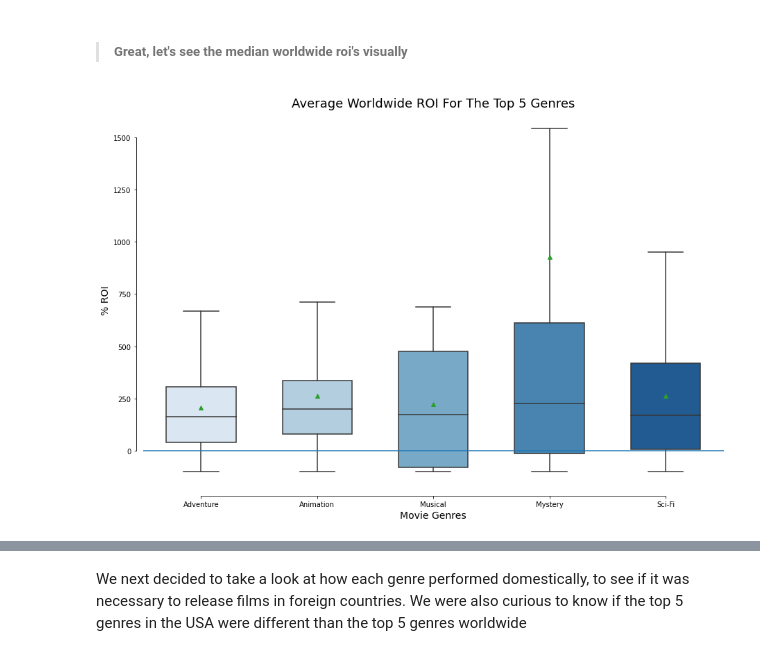
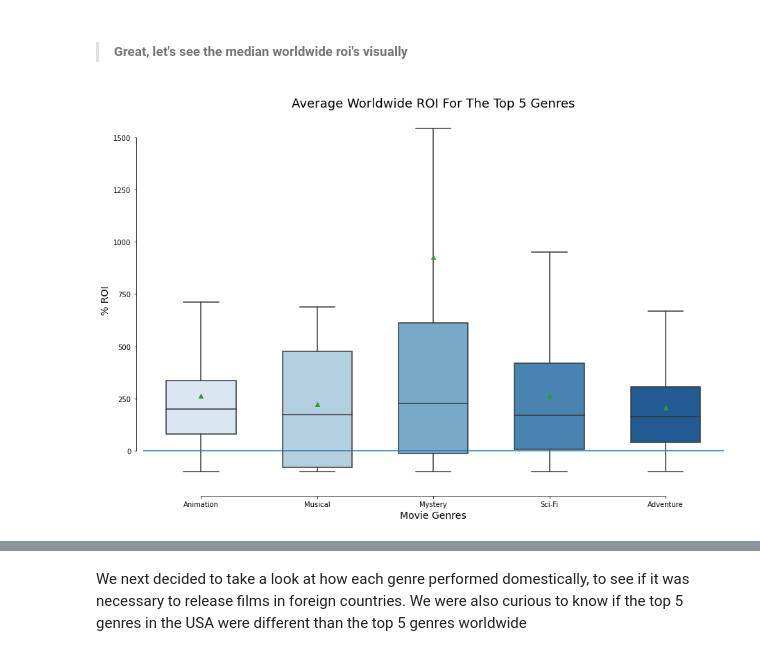
Before and after one commit to sbaltodano/dsc-phase-1-project, a Jupyter notebook: project.ipynb, the cells around one changed output, grey strips where cells are left out. Cells and saved outputs as stored; diff of their text form; code cells hidden in the pictures.

```diff
--- a/project.ipynb
+++ b/project.ipynb
@@ -126,37 +126,33 @@ mystery = genres_exp.loc[genres_exp.genres=='Mystery']
 scifi = genres_exp.loc[genres_exp.genres=='Sci-Fi']
 adventure = genres_exp.loc[genres_exp.genres=='Adventure']
 animation = genres_exp.loc[genres_exp.genres=='Animation']
 
 #create a new dataframe with the top five average roi worldwide
-top_5_ww = adventure.append(animation)
-top_5_ww = top_5_ww.append(musical)
-top_5_ww = top_5_ww.append(mystery)
-top_5_ww = top_5_ww.append(scifi)
-
+top_5_ww = pd.concat([animation, musical, mystery, scifi, adventure])
 
 #create a box plot with all 5 top genres comparing median and mean
 fig_dims = (15, 10)
 fig, ax = plt.subplots(figsize=fig_dims)
 graph = sns.boxplot(
         x=top_5_ww['genres'],
         y=top_5_ww['roi_worldwide'],
         palette='Blues',
         width=0.6,
         showfliers=False,
         showmeans =True
     );
 
 
 plt.ylabel('% ROI', size=14)
 plt.xlabel('Movie Genres', size=14)
 plt.title('Average Worldwide ROI For The Top 5 Genres', size=18)
 ax.yaxis.grid(False) # Hide the horizontal gridlines
 ax.xaxis.grid(False) # Hide the vertical gridlines
 
 graph.axhline(0) #create a line at 0% to clearly show which genres 25th percentile is negative
 
 sns.despine(offset=10, trim=True)
 plt.show()
 # %% [output]
-[figure, old version]
+[figure, new version]
 # %%
```
Also changed, not shown: parts of 16 cells of this notebook.
